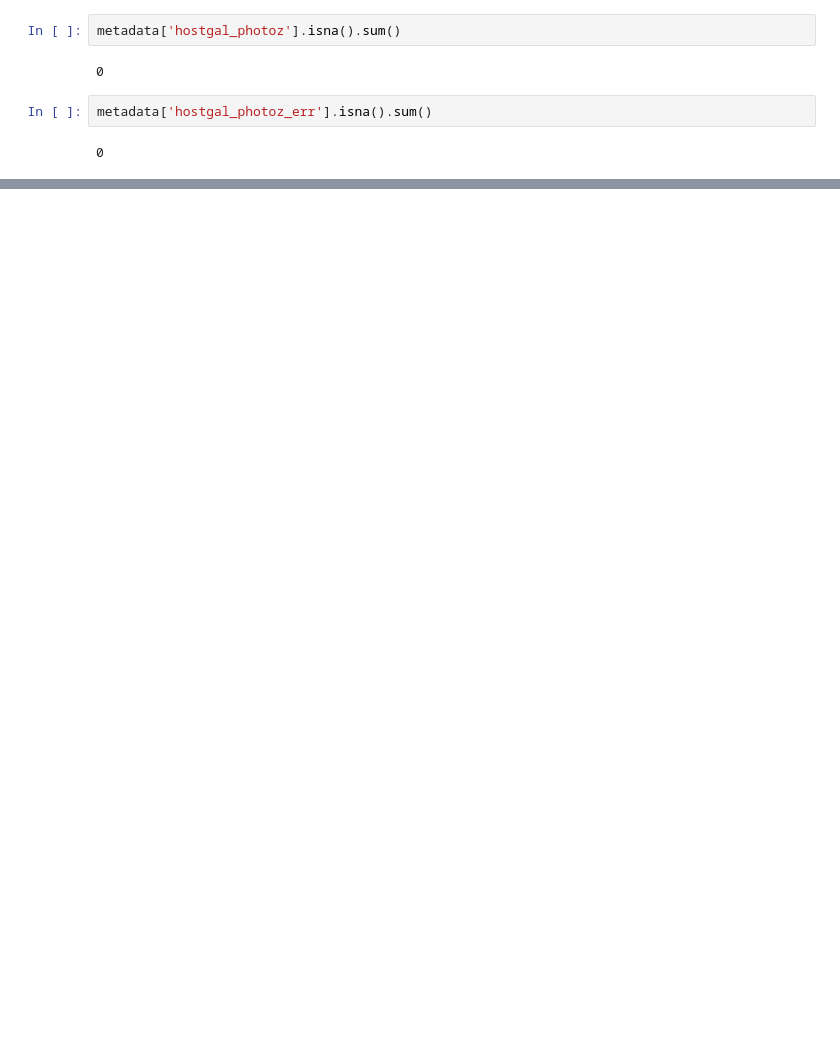
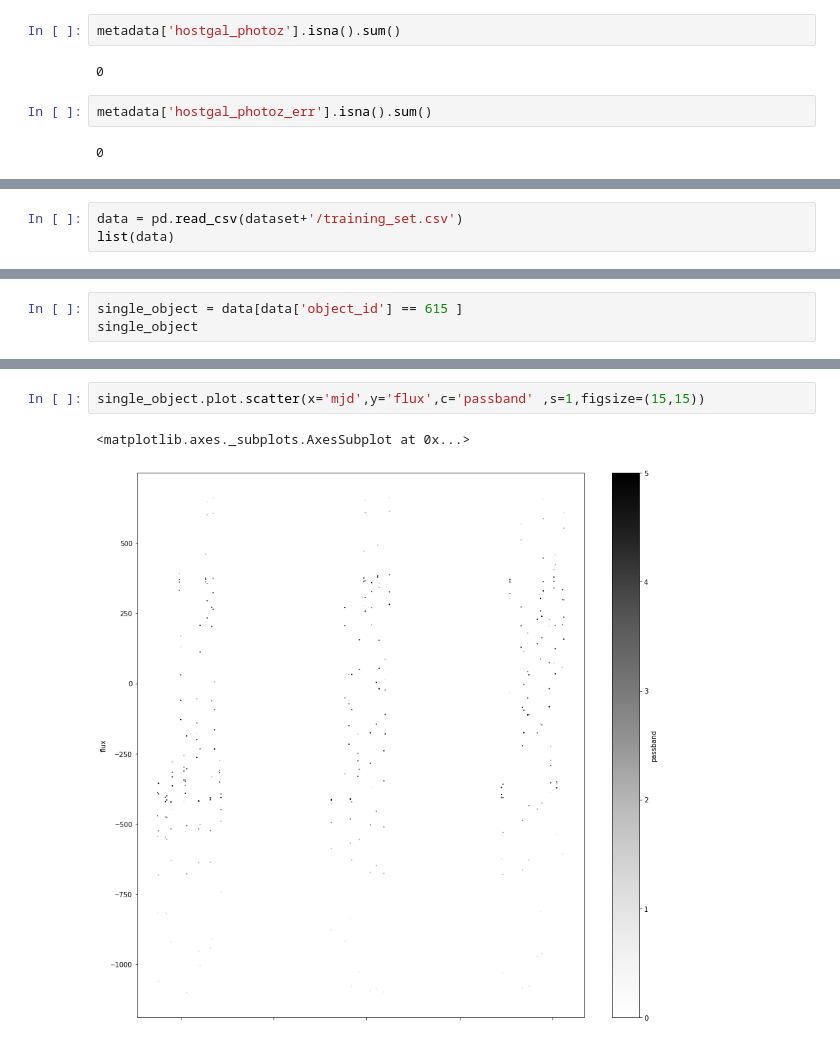
Before and after one commit to yfe404/kaggle-plasticc-astronomical-classification, a Jupyter notebook: data-transformation/GP_predictDistmod.ipynb, the cells around one changed output, grey strips where cells are left out. Saved outputs shown, nothing was run; the diff lists cells and outputs as text; blank space fills up the shorter version.

```diff
--- a/data-transformation/GP_predictDistmod.ipynb
+++ b/data-transformation/GP_predictDistmod.ipynb
@@ -108,0 +136,3 @@ Text(0.5, 0, 'hostgal_photoz')
+# %%
+data = pd.read_csv(dataset+'/training_set.csv')
+list(data)
@@ -108,0 +150,3 @@ Text(0.5, 0, 'hostgal_photoz')
+# %%
+single_object = data[data['object_id'] == 615 ]
+single_object
@@ -108,0 +172,5 @@ Text(0.5, 0, 'hostgal_photoz')
+# %%
+single_object.plot.scatter(x='mjd',y='flux',c='passband' ,s=1,figsize=(15,15))
+# %% [output]
+<matplotlib.axes._subplots.AxesSubplot at 0x...>
+[figure, added]
```
Also changed, not shown: parts of 16 cells of this notebook, 1 other file.
